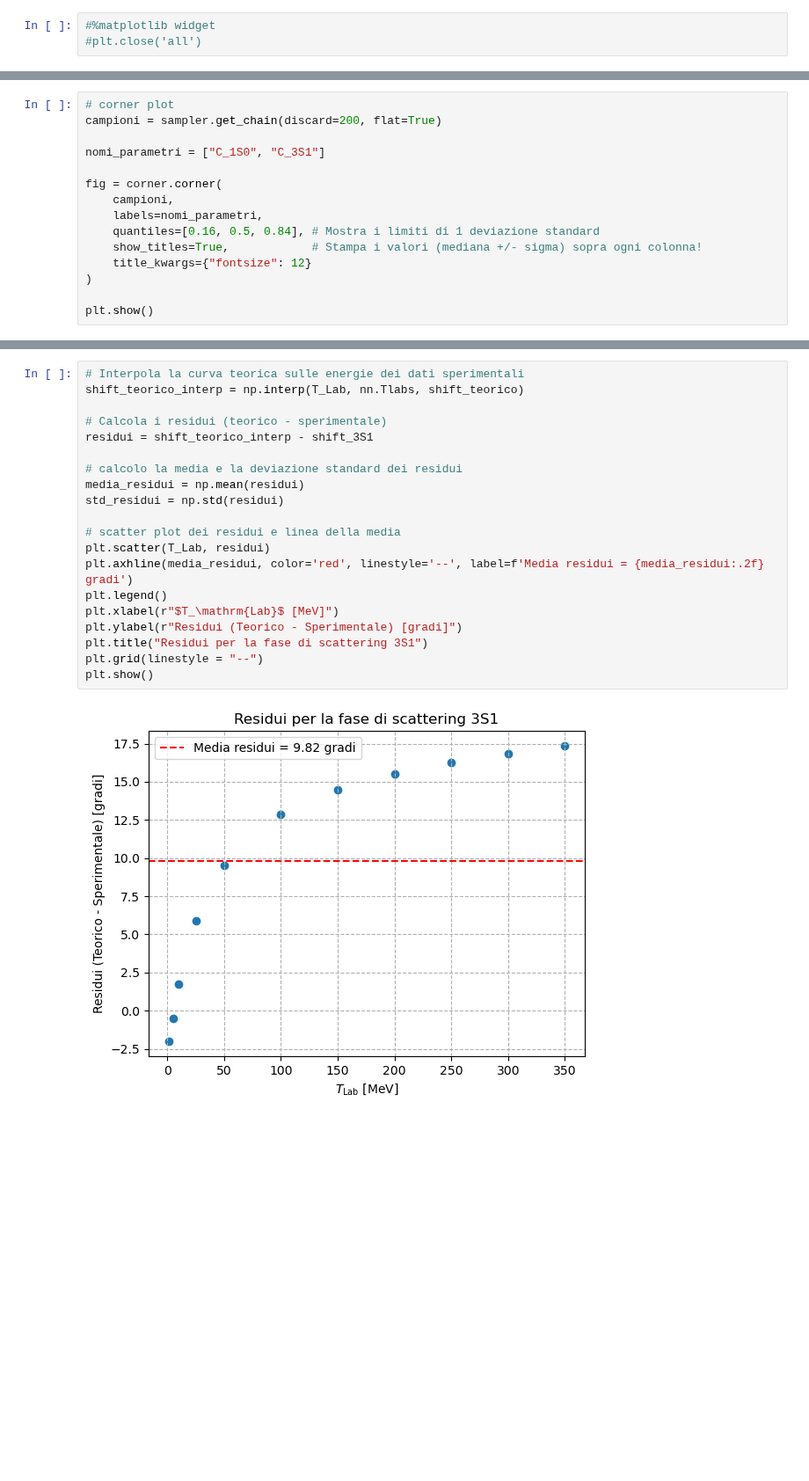
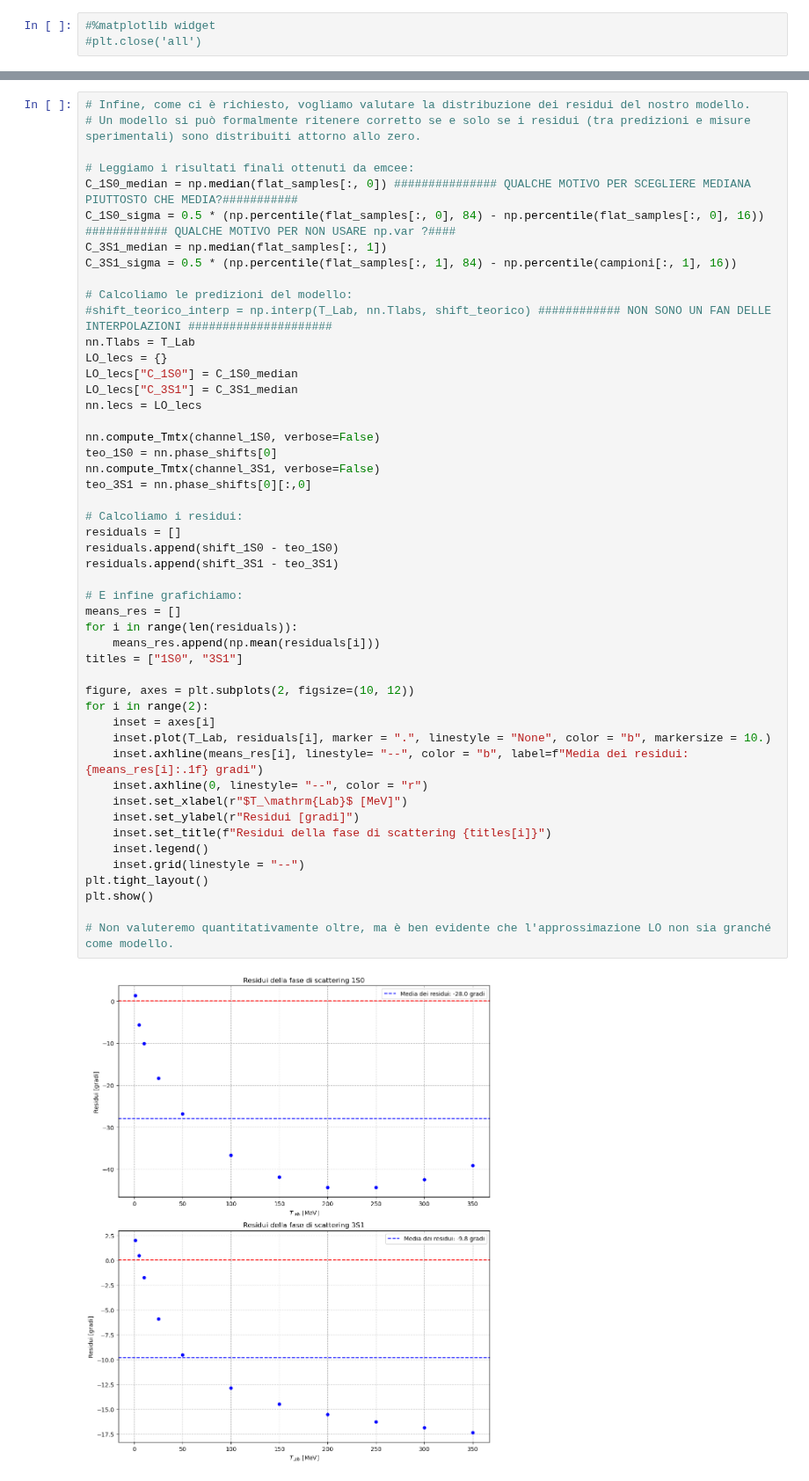
Before and after one commit to Lvetto/lmd_forza_nucleare, a Jupyter notebook: bayes.ipynb, the cells around one changed output, grey strips where cells are left out. Shown at 88% size. Saved outputs shown, nothing was run; the diff lists cells and outputs as text; blank space fills up the shorter version.

```diff
--- a/bayes.ipynb
+++ b/bayes.ipynb
@@ -174,15 +142,0 @@ plt.show()
-# %%
-# corner plot
-campioni = sampler.get_chain(discard=200, flat=True)
-
-nomi_parametri = ["C_1S0", "C_3S1"]
-
-fig = corner.corner(
-    campioni,
-    labels=nomi_parametri,
-    quantiles=[0.16, 0.5, 0.84], # Mostra i limiti di 1 deviazione standard
-    show_titles=True,            # Stampa i valori (mediana +/- sigma) sopra ogni colonna!
-    title_kwargs={"fontsize": 12}
-)
-
-plt.show()
@@ -231,22 +225,51 @@ Valore ottenuto per C_3S1 in approssimazione LO: -0.059651      (valore nominale
 # %%
-# Interpola la curva teorica sulle energie dei dati sperimentali
-shift_teorico_interp = np.interp(T_Lab, nn.Tlabs, shift_teorico)
+# Infine, come ci è richiesto, vogliamo valutare la distribuzione dei residui del nostro modello.
+# Un modello si può formalmente ritenere corretto se e solo se i residui (tra predizioni e misure sperimentali) sono distribuiti attorno allo zero.
 
-# Calcola i residui (teorico - sperimentale)
-residui = shift_teorico_interp - shift_3S1
+# Leggiamo i risultati finali ottenuti da emcee:
+C_1S0_median = np.median(flat_samples[:, 0]) ############### QUALCHE MOTIVO PER SCEGLIERE MEDIANA PIUTTOSTO CHE MEDIA?###########
+C_1S0_sigma = 0.5 * (np.percentile(flat_samples[:, 0], 84) - np.percentile(flat_samples[:, 0], 16)) ############ QUALCHE MOTIVO PER NON USARE np.var ?####
+C_3S1_median = np.median(flat_samples[:, 1])
+C_3S1_sigma = 0.5 * (np.percentile(flat_samples[:, 1], 84) - np.percentile(campioni[:, 1], 16))
 
-# calcolo la media e la deviazione standard dei residui
-media_residui = np.mean(residui)
-std_residui = np.std(residui)
+# Calcoliamo le predizioni del modello:
+#shift_teorico_interp = np.interp(T_Lab, nn.Tlabs, shift_teorico) ############ NON SONO UN FAN DELLE INTERPOLAZIONI #####################
+nn.Tlabs = T_Lab
+LO_lecs = {}
+LO_lecs["C_1S0"] = C_1S0_median
+LO_lecs["C_3S1"] = C_3S1_median
+nn.lecs = LO_lecs
 
-# scatter plot dei residui e linea della media
-plt.scatter(T_Lab, residui)
-plt.axhline(media_residui, color='red', linestyle='--', label=f'Media residui = {media_residui:.2f} gradi')
-plt.legend()
-plt.xlabel(r"$T_\mathrm{Lab}$ [MeV]")
-plt.ylabel(r"Residui (Teorico - Sperimentale) [gradi]")
-plt.title("Residui per la fase di scattering 3S1")
-plt.grid(linestyle = "--")
+nn.compute_Tmtx(channel_1S0, verbose=False)
+teo_1S0 = nn.phase_shifts[0]
+nn.compute_Tmtx(channel_3S1, verbose=False)
+teo_3S1 = nn.phase_shifts[0][:,0]
+
+# Calcoliamo i residui:
+residuals = []
+residuals.append(shift_1S0 - teo_1S0)
+residuals.append(shift_3S1 - teo_3S1)
+
+# E infine grafichiamo:
+means_res = []
+for i in range(len(residuals)):
+    means_res.append(np.mean(residuals[i]))
+titles = ["1S0", "3S1"]
+
+figure, axes = plt.subplots(2, figsize=(10, 12))
+for i in range(2):
+    inset = axes[i]
+    inset.plot(T_Lab, residuals[i], marker = ".", linestyle = "None", color = "b", markersize = 10.)
+    inset.axhline(means_res[i], linestyle= "--", color = "b", label=f"Media dei residui: {means_res[i]:.1f} gradi")
+    inset.axhline(0, linestyle= "--", color = "r")
+    inset.set_xlabel(r"$T_\mathrm{Lab}$ [MeV]")
+    inset.set_ylabel(r"Residui [gradi]")
+    inset.set_title(f"Residui della fase di scattering {titles[i]}")
+    inset.legend()
+    inset.grid(linestyle = "--")
+plt.tight_layout()
 plt.show()
+
+# Non valuteremo quantitativamente oltre, ma è ben evidente che l'approssimazione LO non sia granché come modello.
 # %% [output]
-[figure, old version]
+[figure, new version]
```
Also changed, not shown: parts of 22 cells of this notebook, 4 other files.
